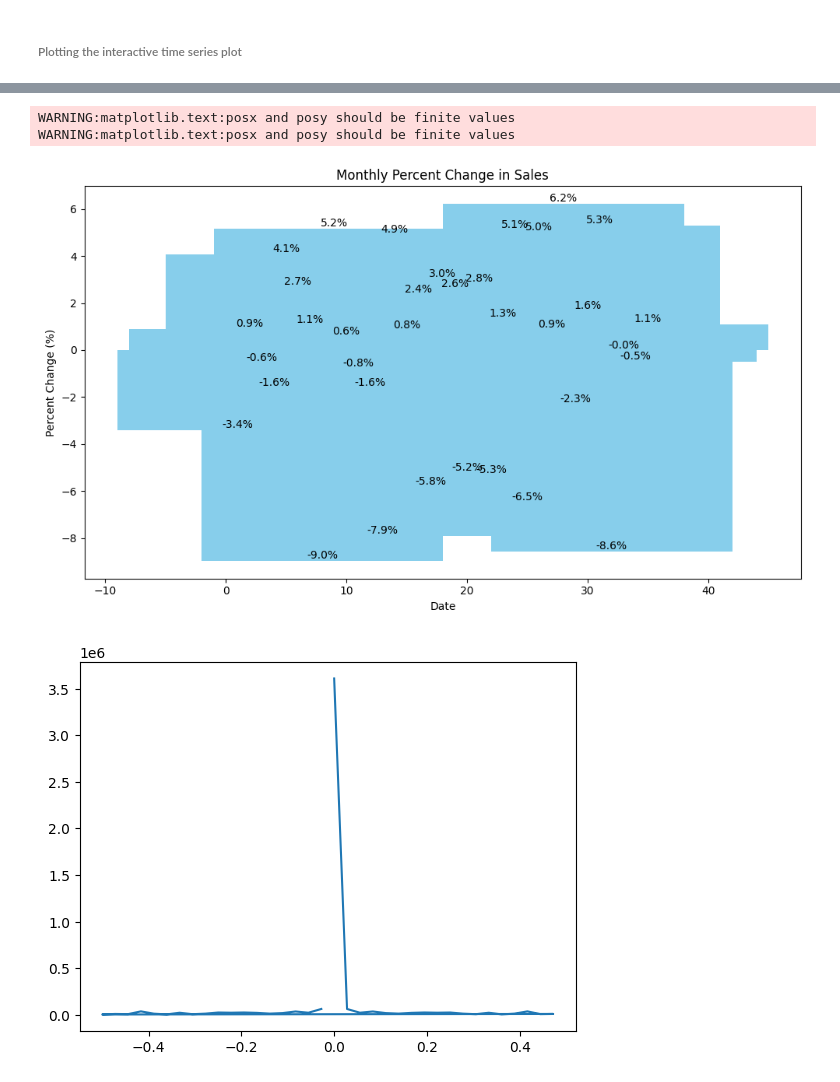
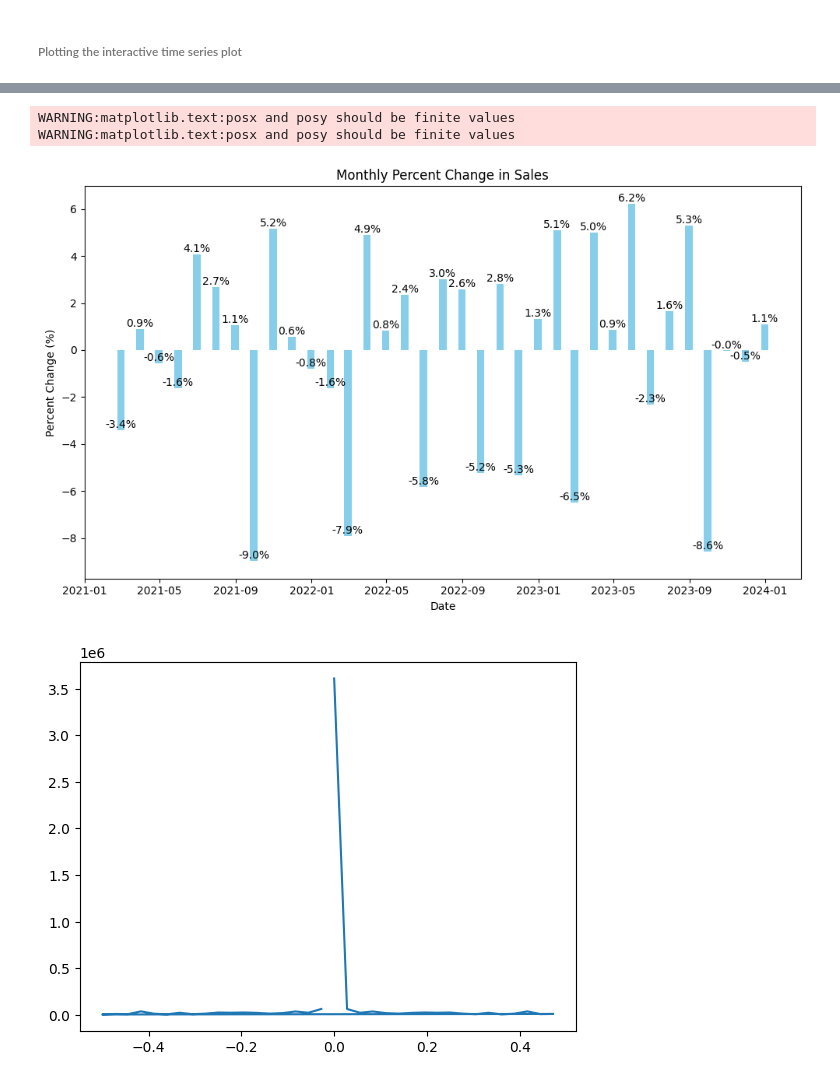
Before and after one commit to deepak-km-yadav/col_pam, a Jupyter notebook: Forecast_Assignment.ipynb, the cells around one changed output, grey strips where cells are left out. Cells and saved outputs as stored; diff of their text form; code cells hidden in the pictures.

Commit message:
Created using Colab - changed the graph width to 12

```diff
--- a/Forecast_Assignment.ipynb
+++ b/Forecast_Assignment.ipynb
@@ -205,25 +206,25 @@ fig.show()
 # %%
 # Calculate the percentage change in sales
 df['Percent Change'] = df['Sales'].pct_change() * 100
 
 # Plotting the bar chart with thicker bars and data labels
 plt.figure(figsize=(10, 6))
-bars = plt.bar(df.index, df['Percent Change'], color='skyblue', width=20)  # Thicker bars
+bars = plt.bar(df.index, df['Percent Change'], color='skyblue', width=12)  # Thicker bars
 plt.xlabel('Date')
 plt.ylabel('Percent Change (%)')
 plt.title('Monthly Percent Change in Sales')
 
 # Adding data labels to the bars
 for bar in bars:
     yval = bar.get_height()
     plt.text(bar.get_x() + bar.get_width() / 2, yval, f'{yval:.1f}%', va='bottom', ha='center')
 
 plt.tight_layout()
 plt.show()
 # %% [output]
 WARNING:matplotlib.text:posx and posy should be finite values
 WARNING:matplotlib.text:posx and posy should be finite values
-[figure, old version]
+[figure, new version]
 # %%
 df.drop(['Percent Change'], inplace=True, axis = 1)
 
```
Also changed, not shown: parts of 3 cells of this notebook.
